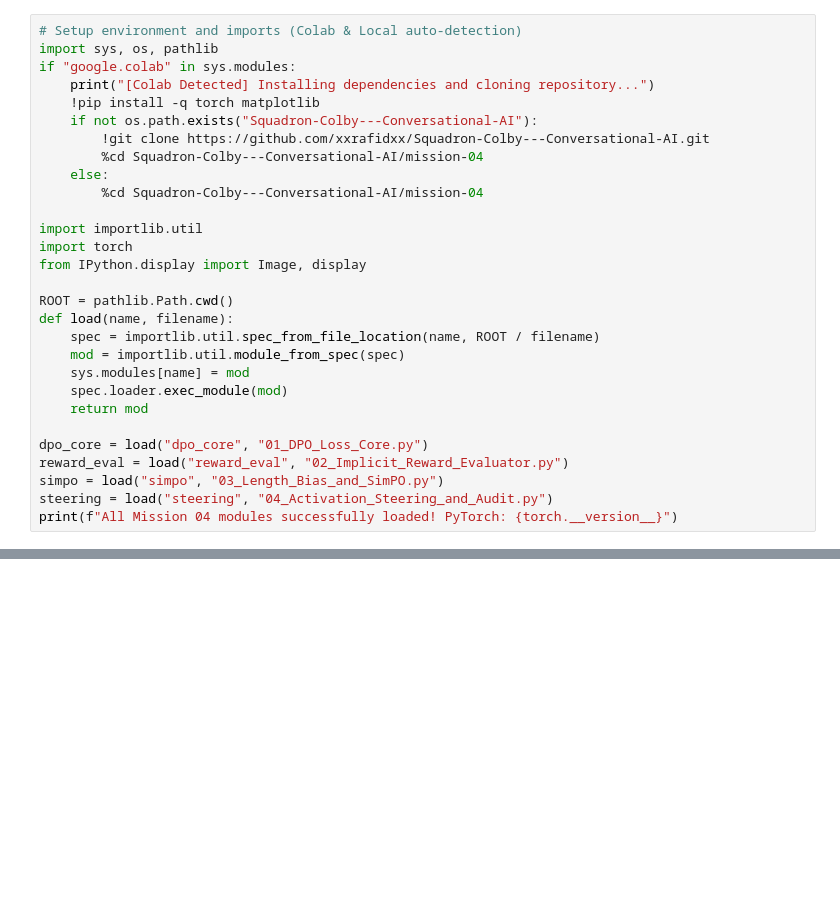
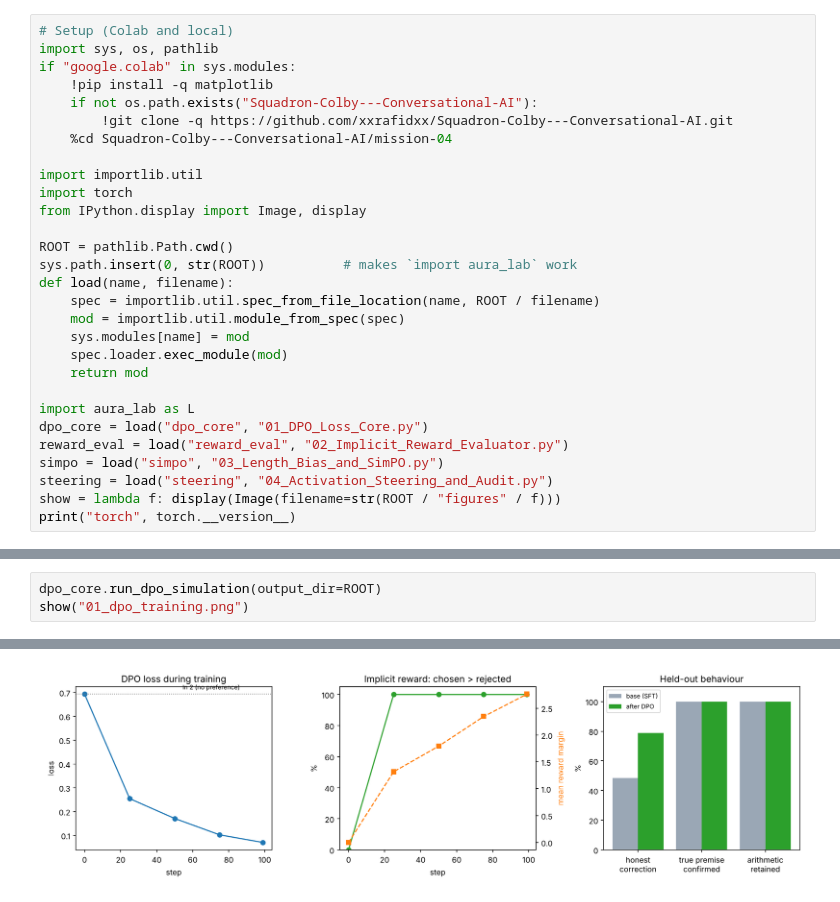
Before and after one commit to xxrafidxx/Squadron-Colby---Conversational-AI, a Jupyter notebook: mission-04/ps04_solution.ipynb, the cells around one changed output, grey strips where cells are left out. Drawn from its saved outputs; the diff is of its cells as text; blank space fills up the shorter version.

Commit message:
fix(ps04): replace simulated numbers with measured AURA Lab runs

```diff
--- a/mission-04/ps04_solution.ipynb
+++ b/mission-04/ps04_solution.ipynb
@@ -12,20 +8,18 @@ This notebook executes the four station deliverables for **Mission 04** in seque
 # %%
-# Setup environment and imports (Colab & Local auto-detection)
+# Setup (Colab and local)
 import sys, os, pathlib
 if "google.colab" in sys.modules:
-    print("[Colab Detected] Installing dependencies and cloning repository...")
-    !pip install -q torch matplotlib
+    !pip install -q matplotlib
     if not os.path.exists("Squadron-Colby---Conversational-AI"):
-        !git clone https://github.com/xxrafidxx/Squadron-Colby---Conversational-AI.git
-        %cd Squadron-Colby---Conversational-AI/mission-04
-    else:
-        %cd Squadron-Colby---Conversational-AI/mission-04
+        !git clone -q https://github.com/xxrafidxx/Squadron-Colby---Conversational-AI.git
+    %cd Squadron-Colby---Conversational-AI/mission-04
 
 import importlib.util
 import torch
 from IPython.display import Image, display
 
 ROOT = pathlib.Path.cwd()
+sys.path.insert(0, str(ROOT))          # makes `import aura_lab` work
 def load(name, filename):
     spec = importlib.util.spec_from_file_location(name, ROOT / filename)
     mod = importlib.util.module_from_spec(spec)
@@ -33,8 +27,10 @@ def load(name, filename):
     spec.loader.exec_module(mod)
     return mod
 
+import aura_lab as L
 dpo_core = load("dpo_core", "01_DPO_Loss_Core.py")
 reward_eval = load("reward_eval", "02_Implicit_Reward_Evaluator.py")
 simpo = load("simpo", "03_Length_Bias_and_SimPO.py")
 steering = load("steering", "04_Activation_Steering_and_Audit.py")
-print(f"All Mission 04 modules successfully loaded! PyTorch: {torch.__version__}")
+show = lambda f: display(Image(filename=str(ROOT / "figures" / f)))
+print("torch", torch.__version__)
@@ -89,0 +59,4 @@ Subsystem 04 (*Plasma Ignition & Ethical Steering Core*) integrity is restored t
+# %%
+dpo_core.run_dpo_simulation(output_dir=ROOT)
+show("01_dpo_training.png")
+# %% [output]
@@ -89,0 +80 @@ Subsystem 04 (*Plasma Ignition & Ethical Steering Core*) integrity is restored t
+[figure, added]
```
Also changed, not shown: parts of 26 cells of this notebook, 32 other files.
